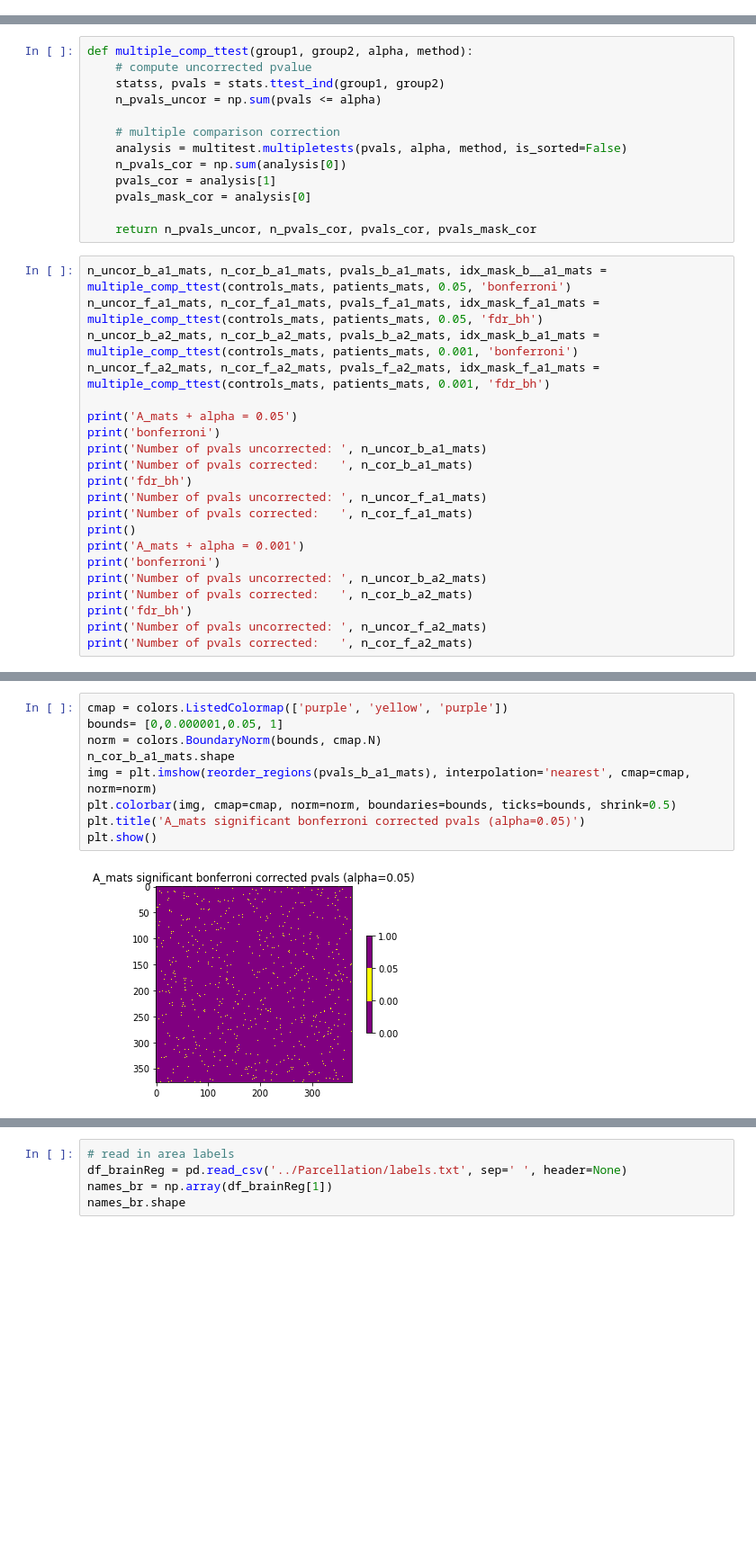
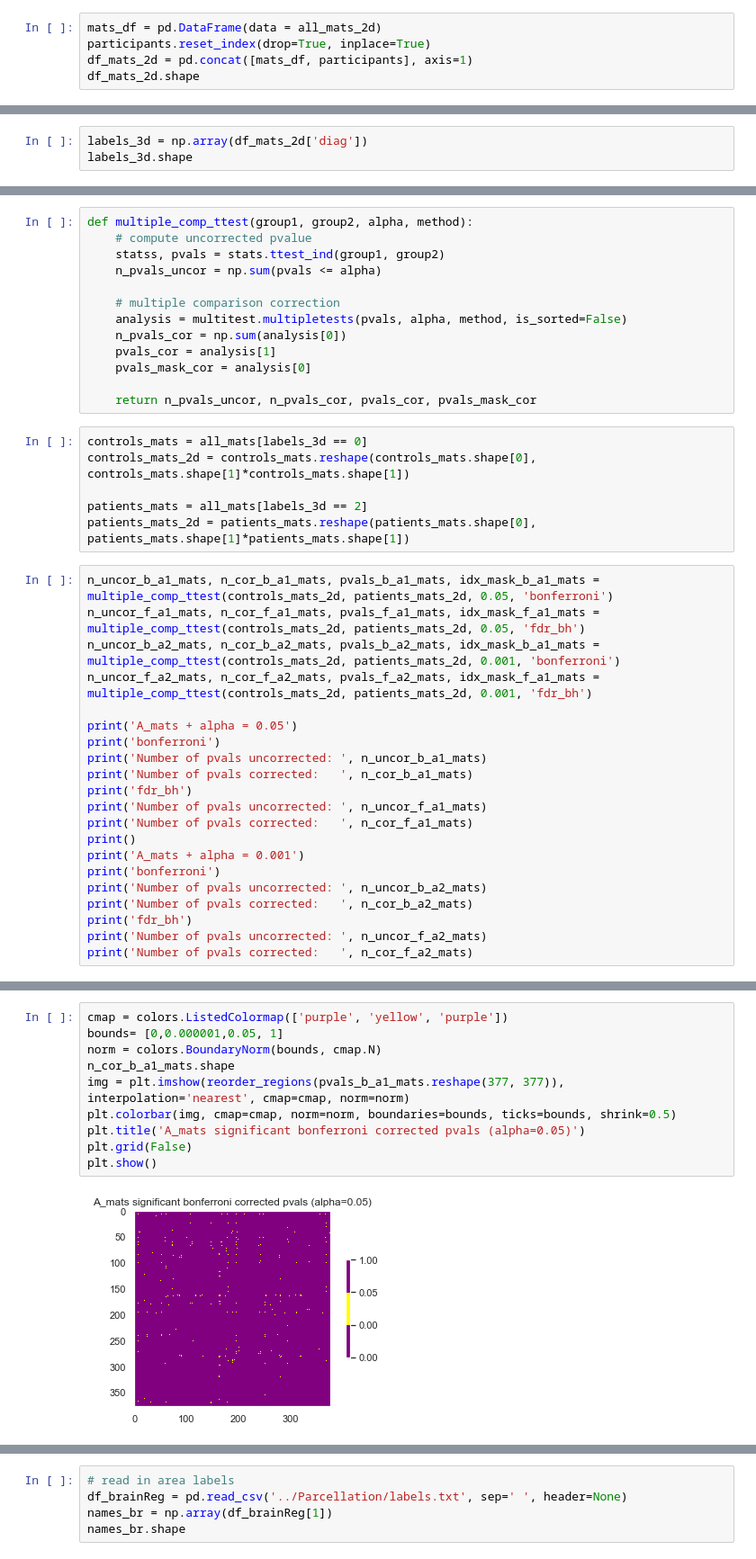
Before and after one commit to Dominic-DallOsto/translational-neuromodelling-mdd, a Jupyter notebook: Dataset Analysis/descriptive_stats.ipynb, the cells around one changed output, grey strips where cells are left out. Shown at 90% size. Drawn from its saved outputs; the diff is of its cells as text; blank space fills up the shorter version.

```diff
--- a/Dataset Analysis/descriptive_stats.ipynb
+++ b/Dataset Analysis/descriptive_stats.ipynb
@@ -139,0 +128,5 @@ patients_2d = patients_mats.reshape(patients_mats.shape[0], patients_mats.shape[
+# %%
+mats_df = pd.DataFrame(data = all_mats_2d)
+participants.reset_index(drop=True, inplace=True)
+df_mats_2d = pd.concat([mats_df, participants], axis=1)
+df_mats_2d.shape
@@ -139,0 +135,3 @@ patients_2d = patients_mats.reshape(patients_mats.shape[0], patients_mats.shape[
+# %%
+labels_3d = np.array(df_mats_2d['diag'])
+labels_3d.shape
@@ -537,11 +540,17 @@ def multiple_comp_ttest(group1, group2, alpha, method):
     pvals_mask_cor = analysis[0]
 
     return n_pvals_uncor, n_pvals_cor, pvals_cor, pvals_mask_cor
+# %%
+controls_mats = all_mats[labels_3d == 0]
+controls_mats_2d = controls_mats.reshape(controls_mats.shape[0], controls_mats.shape[1]*controls_mats.shape[1])
+
+patients_mats = all_mats[labels_3d == 2]
+patients_mats_2d = patients_mats.reshape(patients_mats.shape[0], patients_mats.shape[1]*patients_mats.shape[1])
 # %%
-n_uncor_b_a1_mats, n_cor_b_a1_mats, pvals_b_a1_mats, idx_mask_b__a1_mats = multiple_comp_ttest(controls_mats, patients_mats, 0.05, 'bonferroni')
-n_uncor_f_a1_mats, n_cor_f_a1_mats, pvals_f_a1_mats, idx_mask_f_a1_mats = multiple_comp_ttest(controls_mats, patients_mats, 0.05, 'fdr_bh')
-n_uncor_b_a2_mats, n_cor_b_a2_mats, pvals_b_a2_mats, idx_mask_b_a1_mats = multiple_comp_ttest(controls_mats, patients_mats, 0.001, 'bonferroni')
-n_uncor_f_a2_mats, n_cor_f_a2_mats, pvals_f_a2_mats, idx_mask_f_a1_mats = multiple_comp_ttest(controls_mats, patients_mats, 0.001, 'fdr_bh')
+n_uncor_b_a1_mats, n_cor_b_a1_mats, pvals_b_a1_mats, idx_mask_b_a1_mats = multiple_comp_ttest(controls_mats_2d, patients_mats_2d, 0.05, 'bonferroni')
+n_uncor_f_a1_mats, n_cor_f_a1_mats, pvals_f_a1_mats, idx_mask_f_a1_mats = multiple_comp_ttest(controls_mats_2d, patients_mats_2d, 0.05, 'fdr_bh')
+n_uncor_b_a2_mats, n_cor_b_a2_mats, pvals_b_a2_mats, idx_mask_b_a1_mats = multiple_comp_ttest(controls_mats_2d, patients_mats_2d, 0.001, 'bonferroni')
+n_uncor_f_a2_mats, n_cor_f_a2_mats, pvals_f_a2_mats, idx_mask_f_a1_mats = multiple_comp_ttest(controls_mats_2d, patients_mats_2d, 0.001, 'fdr_bh')
 
 print('A_mats + alpha = 0.05')
 print('bonferroni')
@@ -688,11 +703,12 @@ Number of pvals corrected:    4496
 # %%
 cmap = colors.ListedColormap(['purple', 'yellow', 'purple'])
 bounds= [0,0.000001,0.05, 1]
 norm = colors.BoundaryNorm(bounds, cmap.N)
 n_cor_b_a1_mats.shape
-img = plt.imshow(reorder_regions(pvals_b_a1_mats), interpolation='nearest', cmap=cmap, norm=norm)
+img = plt.imshow(reorder_regions(pvals_b_a1_mats.reshape(377, 377)), interpolation='nearest', cmap=cmap, norm=norm)
 plt.colorbar(img, cmap=cmap, norm=norm, boundaries=bounds, ticks=bounds, shrink=0.5)
 plt.title('A_mats significant bonferroni corrected pvals (alpha=0.05)')
+plt.grid(False)
 plt.show()
 # %% [output]
-[figure, old version]
+[figure, new version]
```
Also changed, not shown: parts of 59 cells of this notebook.
